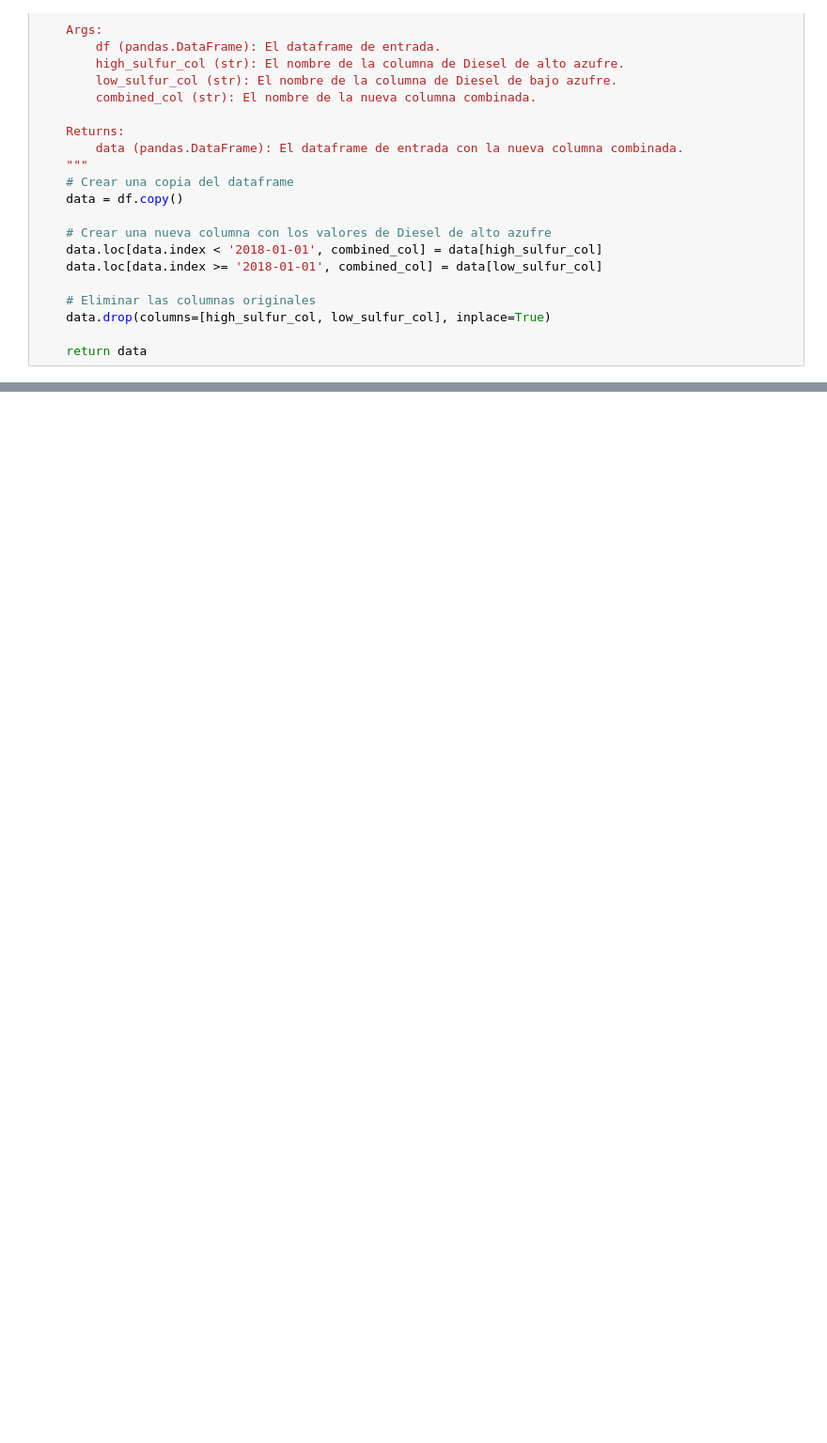
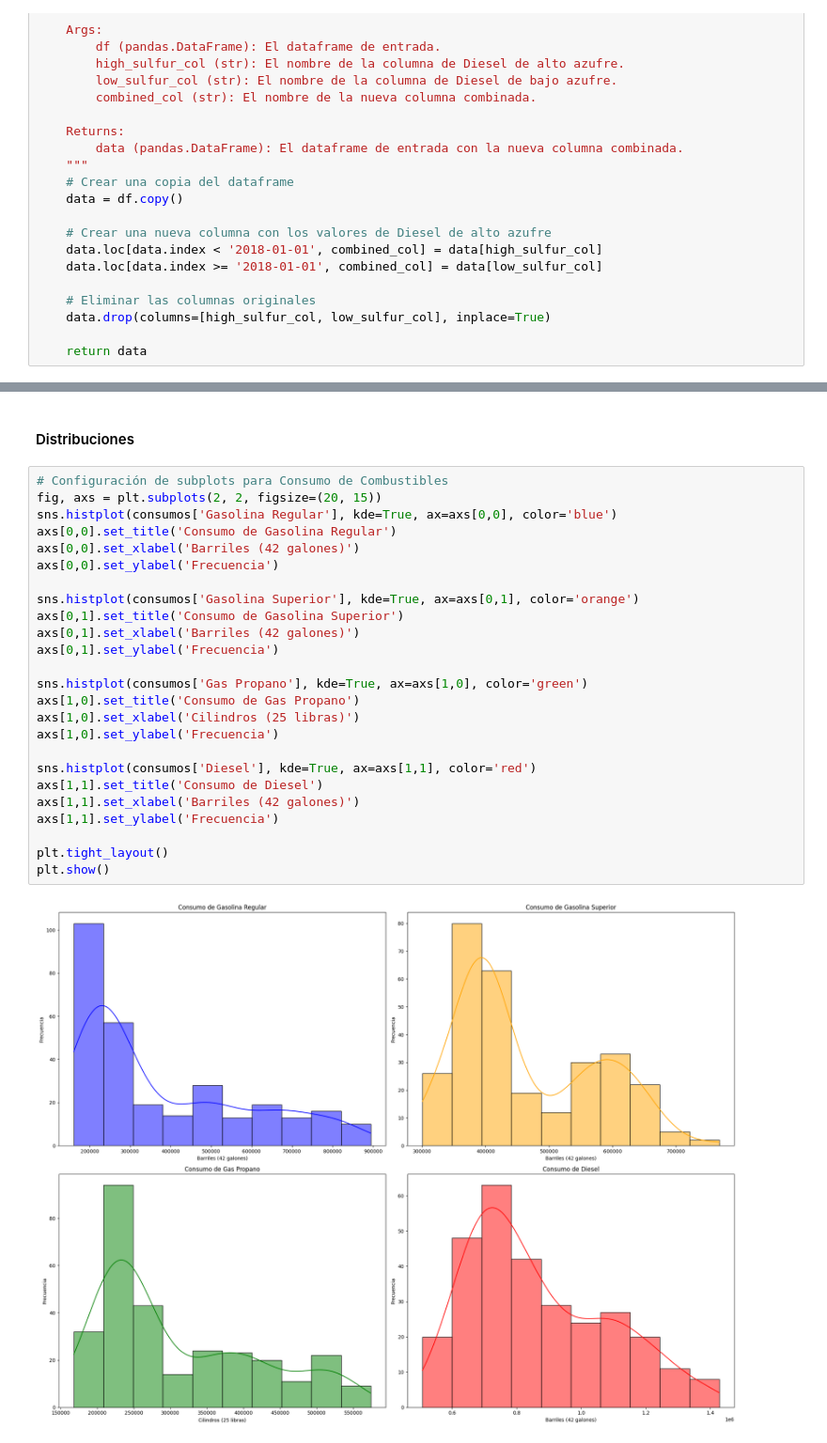
Before and after one commit to JPOrellana/Lab2-DataScience, a Jupyter notebook: lab2_combustibles.ipynb, the cells around one changed output, grey strips where cells are left out. Shown at 94% size. Cells and saved outputs as stored; diff of their text form; blank space fills up the shorter version.

```diff
--- a/lab2_combustibles.ipynb
+++ b/lab2_combustibles.ipynb
@@ -676,0 +744,29 @@ Precios de combustibles:
+# %% [markdown]
+#### Distribuciones
+# %%
+# Configuración de subplots para Consumo de Combustibles
+fig, axs = plt.subplots(2, 2, figsize=(20, 15))
+sns.histplot(consumos['Gasolina Regular'], kde=True, ax=axs[0,0], color='blue')
+axs[0,0].set_title('Consumo de Gasolina Regular')
+axs[0,0].set_xlabel('Barriles (42 galones)')
+axs[0,0].set_ylabel('Frecuencia')
+
+sns.histplot(consumos['Gasolina Superior'], kde=True, ax=axs[0,1], color='orange')
+axs[0,1].set_title('Consumo de Gasolina Superior')
+axs[0,1].set_xlabel('Barriles (42 galones)')
+axs[0,1].set_ylabel('Frecuencia')
+
+sns.histplot(consumos['Gas Propano'], kde=True, ax=axs[1,0], color='green')
+axs[1,0].set_title('Consumo de Gas Propano')
+axs[1,0].set_xlabel('Cilindros (25 libras)')
+axs[1,0].set_ylabel('Frecuencia')
+
+sns.histplot(consumos['Diesel'], kde=True, ax=axs[1,1], color='red')
+axs[1,1].set_title('Consumo de Diesel')
+axs[1,1].set_xlabel('Barriles (42 galones)')
+axs[1,1].set_ylabel('Frecuencia')
+
+plt.tight_layout()
+plt.show()
+# %% [output]
+[figure, added]
```
Also changed, not shown: parts of 21 cells of this notebook.
